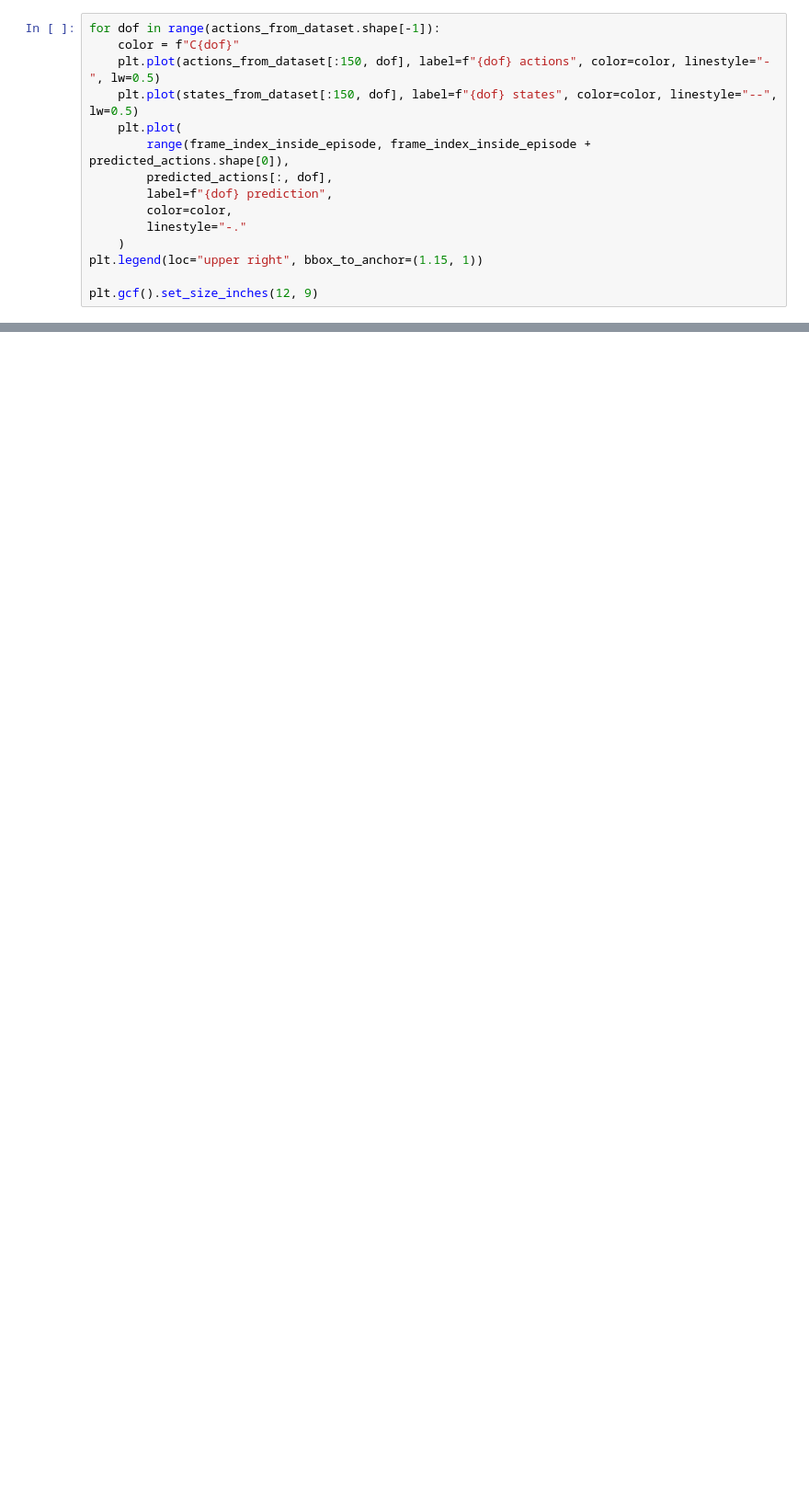
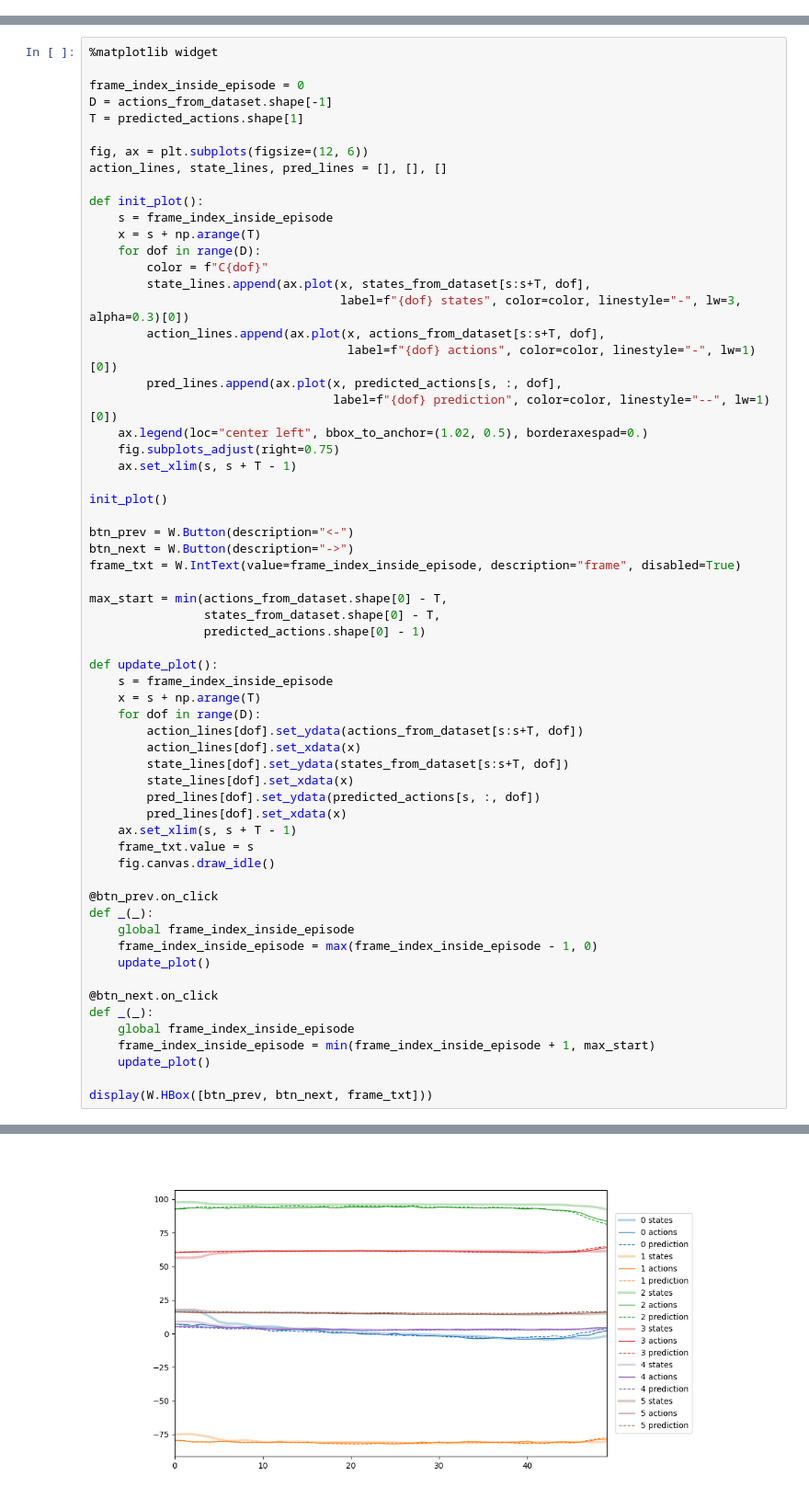
Before and after one commit to Robot-Learning-Collective/lerobot-experiments, a Jupyter notebook: offline_policy_visualisation.ipynb, the cells around one changed output, grey strips where cells are left out. Shown at 92% size. Saved outputs shown, nothing was run; the diff lists cells and outputs as text; blank space fills up the shorter version.

```diff
--- a/offline_policy_visualisation.ipynb
+++ b/offline_policy_visualisation.ipynb
@@ -108,15 +83,0 @@ plt.gcf().set_size_inches(12, 9)
-# %%
-for dof in range(actions_from_dataset.shape[-1]):
-    color = f"C{dof}"
-    plt.plot(actions_from_dataset[:150, dof], label=f"{dof} actions", color=color, linestyle="-", lw=0.5)
-    plt.plot(states_from_dataset[:150, dof], label=f"{dof} states", color=color, linestyle="--", lw=0.5)
-    plt.plot(
-        range(frame_index_inside_episode, frame_index_inside_episode + predicted_actions.shape[0]),
-        predicted_actions[:, dof],
-        label=f"{dof} prediction",
-        color=color,
-        linestyle="-."
-    )
-plt.legend(loc="upper right", bbox_to_anchor=(1.15, 1))
-
-plt.gcf().set_size_inches(12, 9)
@@ -168,0 +84,63 @@ display(W.VBox([W.HBox([btn]), out]))
+# %%
+%matplotlib widget
+
+frame_index_inside_episode = 0
+D = actions_from_dataset.shape[-1]
+T = predicted_actions.shape[1]
+
+fig, ax = plt.subplots(figsize=(12, 6))
+action_lines, state_lines, pred_lines = [], [], []
+
+def init_plot():
+    s = frame_index_inside_episode
+    x = s + np.arange(T)
+    for dof in range(D):
+        color = f"C{dof}"
+        state_lines.append(ax.plot(x, states_from_dataset[s:s+T, dof],
+                                   label=f"{dof} states", color=color, linestyle="-", lw=3, alpha=0.3)[0])
+        action_lines.append(ax.plot(x, actions_from_dataset[s:s+T, dof],
+                                    label=f"{dof} actions", color=color, linestyle="-", lw=1)[0])
+        pred_lines.append(ax.plot(x, predicted_actions[s, :, dof],
+                                  label=f"{dof} prediction", color=color, linestyle="--", lw=1)[0])
+    ax.legend(loc="center left", bbox_to_anchor=(1.02, 0.5), borderaxespad=0.)
+    fig.subplots_adjust(right=0.75)
+    ax.set_xlim(s, s + T - 1)
+
+init_plot()
+
+btn_prev = W.Button(description="<-")
+btn_next = W.Button(description="->")
+frame_txt = W.IntText(value=frame_index_inside_episode, description="frame", disabled=True)
+
+max_start = min(actions_from_dataset.shape[0] - T,
+                states_from_dataset.shape[0] - T,
+                predicted_actions.shape[0] - 1)
+
+def update_plot():
+    s = frame_index_inside_episode
+    x = s + np.arange(T)
+    for dof in range(D):
+        action_lines[dof].set_ydata(actions_from_dataset[s:s+T, dof])
+        action_lines[dof].set_xdata(x)
+        state_lines[dof].set_ydata(states_from_dataset[s:s+T, dof])
+        state_lines[dof].set_xdata(x)
+        pred_lines[dof].set_ydata(predicted_actions[s, :, dof])
+        pred_lines[dof].set_xdata(x)
+    ax.set_xlim(s, s + T - 1)
+    frame_txt.value = s
+    fig.canvas.draw_idle()
+
+@btn_prev.on_click
+def _(_):
+    global frame_index_inside_episode
+    frame_index_inside_episode = max(frame_index_inside_episode - 1, 0)
+    update_plot()
+
+@btn_next.on_click
+def _(_):
+    global frame_index_inside_episode
+    frame_index_inside_episode = min(frame_index_inside_episode + 1, max_start)
+    update_plot()
+
+display(W.HBox([btn_prev, btn_next, frame_txt]))
+# %% [output]
@@ -168,0 +148 @@ display(W.VBox([W.HBox([btn]), out]))
+[figure, added]
```
Also changed, not shown: parts of 12 cells of this notebook, 2 other files.
